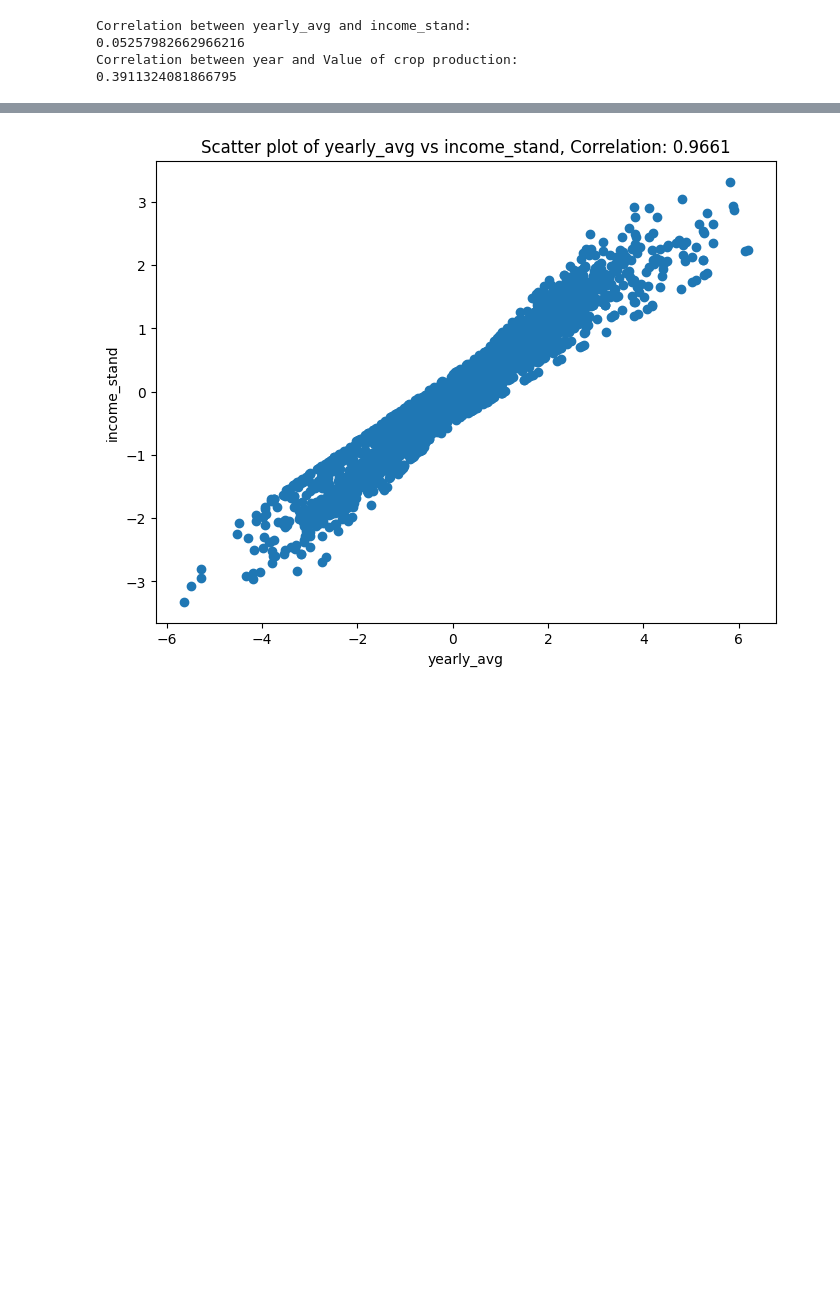
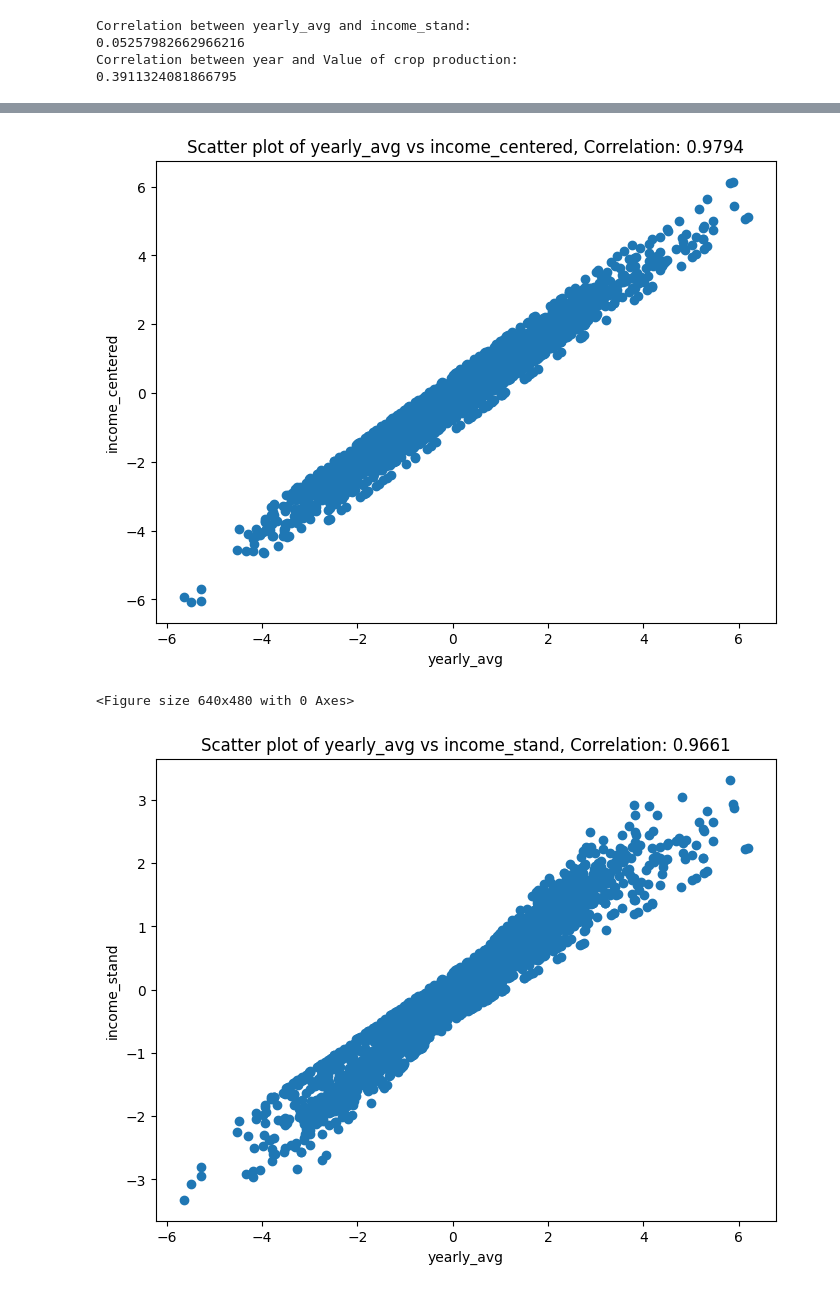
Before and after one commit to Acodea23/FarmPrecipProject, a Jupyter notebook: analysis.ipynb, the cells around one changed output, grey strips where cells are left out. Cells and saved outputs as stored; diff of their text form; code cells hidden in the pictures; blank space fills up the shorter version.

```diff
--- a/analysis.ipynb
+++ b/analysis.ipynb
@@ -46,14 +50,25 @@ Correlation between yearly_avg and income_stand:
 Correlation between year and Value of crop production:
 0.3911324081866795
 # %%
-col_name = "yearly_avg"
-col_group = "state"
-col_stand_name = "income_stand"
+# col_name = "yearly_avg"
+# col_group = "state"
+# col_stand_name = "income_stand"
 
-def standardize_column(df, col_name, col_group, col_stand_name):
-    mean_state_col = df.groupby(col_group)[col_name].transform('mean')
-    std_state_col = df.groupby(col_group)[col_name].transform('std')
-    df[col_stand_name] = (df[col_name] - mean_state_col) / std_state_col
-    return df
+# def standardize_column(df, col_name, col_group, col_stand_name):
+#     mean_state_col = df.groupby(col_group)[col_name].transform('mean')
+#     std_state_col = df.groupby(col_group)[col_name].transform('std')
+#     df[col_stand_name] = (df[col_name] - mean_state_col) / std_state_col
+#     return df
 
-df = standardize_column(df, col_name, col_group, col_stand_name)
+# df = standardize_column(df, col_name, col_group, col_stand_name)
+# %%
+col_name = "yearly_avg"
+col_group = "state"
+col_stand_name = "income_centered"
+
+def center_column(df, col_name, col_group, col_stand_name):
+    mean_state_col = df.groupby(col_group)[col_name].transform('mean')
+    df[col_stand_name] = (df[col_name] - mean_state_col)
+    return df
+
+df = center_column(df, col_name, col_group, col_stand_name)
@@ -70,6 +99,16 @@ def corr_and_plot(df, colx, coly, plot_file,n_digits):
     plt.savefig(plot_file)
 
     return correlation
+# %%
+colx = "yearly_avg"
+coly = "income_centered"
+plot_file = f"plot_{colx}_vs_{coly}.png"
+n_digits = 4
+
+correlation = corr_and_plot(df, colx, coly, plot_file,n_digits)
+# %% [output]
+[figure, added]
+<Figure size 640x480 with 0 Axes>
 # %%
 colx = "yearly_avg"
 coly = "income_stand"
```
Also changed, not shown: parts of 2 cells of this notebook, 11 other files.
